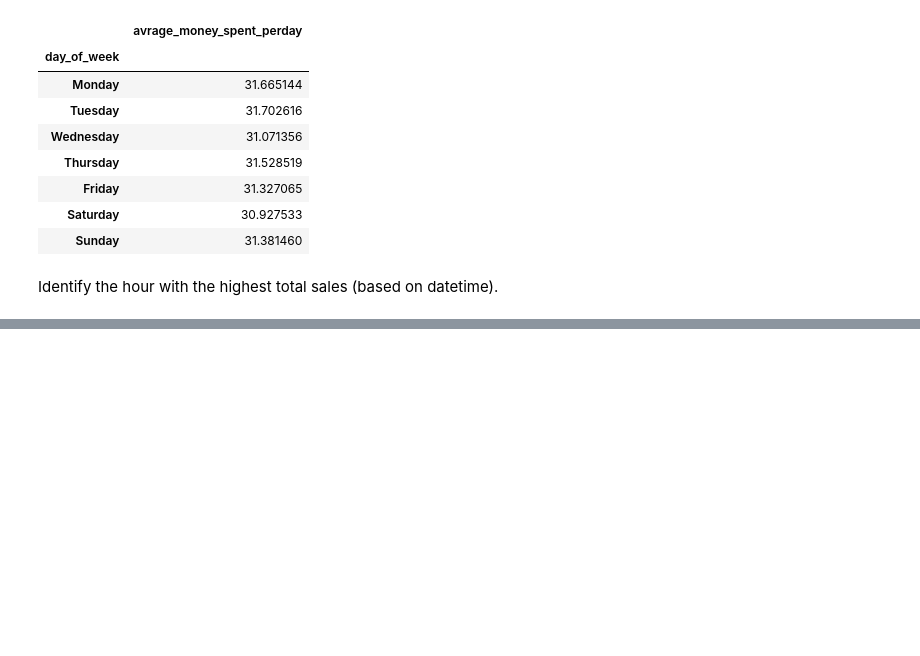
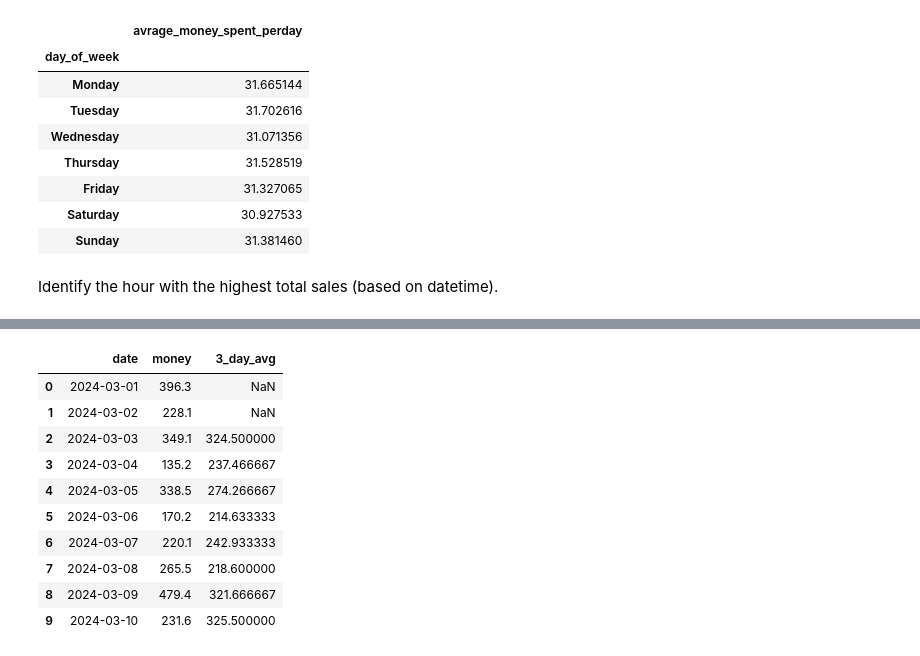
Before and after one commit to eThird/Da-practice, a Jupyter notebook: Notebooks/Untitled.ipynb, the cells around one changed output, grey strips where cells are left out. Saved outputs shown, nothing was run; the diff lists cells and outputs as text; code cells hidden in the pictures; blank space fills up the shorter version.

```diff
--- a/Notebooks/Untitled.ipynb
+++ b/Notebooks/Untitled.ipynb
@@ -452,0 +455,3 @@ new_df.head()
+# %%
+daily_total_sales=new_df.groupby("date")['money'].sum().reset_index()
+daily_total_sales.head()
@@ -452,0 +465,16 @@ new_df.head()
+# %%
+daily_total_sales['3_day_avg']=daily_total_sales['money'].rolling(window=3).mean()
+# %%
+daily_total_sales.head(10)
+# %% [output]
+|  | date | money | 3_day_avg |
+| 0 | 2024-03-01 | 396.3 | NaN |
+| 1 | 2024-03-02 | 228.1 | NaN |
+| 2 | 2024-03-03 | 349.1 | 324.500000 |
+| 3 | 2024-03-04 | 135.2 | 237.466667 |
+| 4 | 2024-03-05 | 338.5 | 274.266667 |
+| 5 | 2024-03-06 | 170.2 | 214.633333 |
+| 6 | 2024-03-07 | 220.1 | 242.933333 |
+| 7 | 2024-03-08 | 265.5 | 218.600000 |
+| 8 | 2024-03-09 | 479.4 | 321.666667 |
+| 9 | 2024-03-10 | 231.6 | 325.500000 |
```
Also changed, not shown: parts of 15 cells of this notebook.
